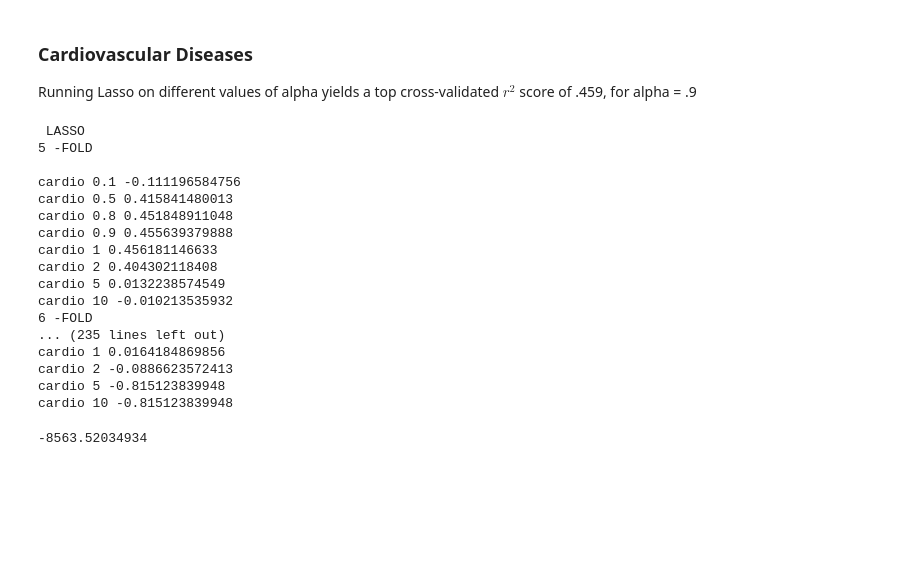
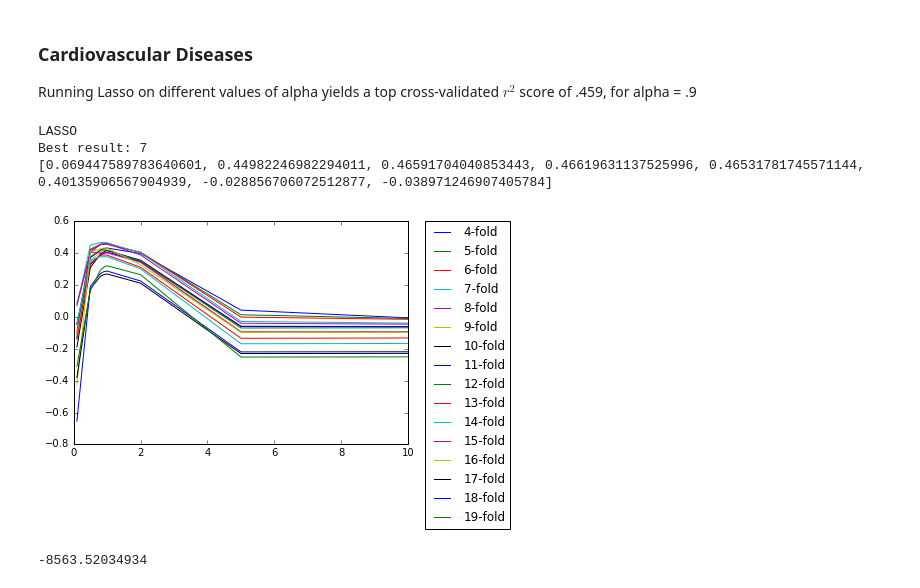
Before and after one commit to angierao/cs109a-project, a Jupyter notebook: Models.ipynb, the cells around one changed output. Drawn from its saved outputs; the diff is of its cells as text; code cells hidden in the pictures; blank space fills up the shorter version.

```diff
--- a/Models.ipynb
+++ b/Models.ipynb
@@ -240,32 +275,38 @@ def loocv_score(x_df,y_df):
 # %% [markdown]
 ### Cardiovascular Diseases
 Running Lasso on different values of alpha yields a top cross-validated $r^2$ score of .459, for alpha = .9
-# %%
-print "LASSO"
-for folds in range(5, 32):
-    if folds == 27 or folds == 28:
-        continue
-    print folds,"-FOLD \n"
-    for alph in [.1, .5,.8, .9, 1, 2,5, 10]:
-        print "cardio",alph, lasso_k_fold_r_squared(x_df,cardio_df,folds, alph)
-# %% [output]
- LASSO
-5 -FOLD
-
-cardio 0.1 -0.111196584756
-cardio 0.5 0.415841480013
-cardio 0.8 0.451848911048
-cardio 0.9 0.455639379888
-cardio 1 0.456181146633
-cardio 2 0.404302118408
-cardio 5 0.0132238574549
-cardio 10 -0.010213535932
-6 -FOLD
-... (235 lines left out)
-cardio 1 0.0164184869856
-cardio 2 -0.0886623572413
-cardio 5 -0.815123839948
-cardio 10 -0.815123839948
+# %%
+print "LASSO"
+#for folds in range(3, 32):
+    #if folds == 27 or folds == 28:
+        #continue
+alphas = [.1, .5,.8, .9, 1, 2,5, 10]
+cv_r2 = []
+maxr2 = 0
+bestfolds = 0
+minfolds = 4
+for folds in range(minfolds, 20):
+    temp = []
+    for alpha in alphas:
+        temp.append(lasso_k_fold_r_squared(x_df, cardio_df, folds, alpha))
+    localmax = max(temp)
+    if localmax > maxr2:
+        maxr2 = localmax
+        bestfolds = folds
+    cv_r2.append(temp)
+print 'Best result:', bestfolds
+print cv_r2[bestfolds-minfolds]
+
+for i in range(4, 20):
+    plt.plot(alphas, cv_r2[i-minfolds], label = str(i) + '-fold')
+plt.legend(bbox_to_anchor=(1.05, 1), loc=2, borderaxespad=0.)
+#plt.xscale("log", nonposx='clip')
+plt.show()
+# %% [output]
+LASSO
+Best result: 7
+[0.069447589783640601, 0.44982246982294011, 0.46591704040853443, 0.46619631137525996, 0.46531781745571144, 0.40135906567904939, -0.028856706072512877, -0.038971246907405784]
+[figure, added]
 # %%
 print np.mean(cross_val_score(Lasso(alpha = 100), x_df, cardio_df, cv = LeaveOneOut(156), scoring = 'mean_squared_error'))
 # %% [output]
```
Also changed, not shown: parts of 18 cells of this notebook.
